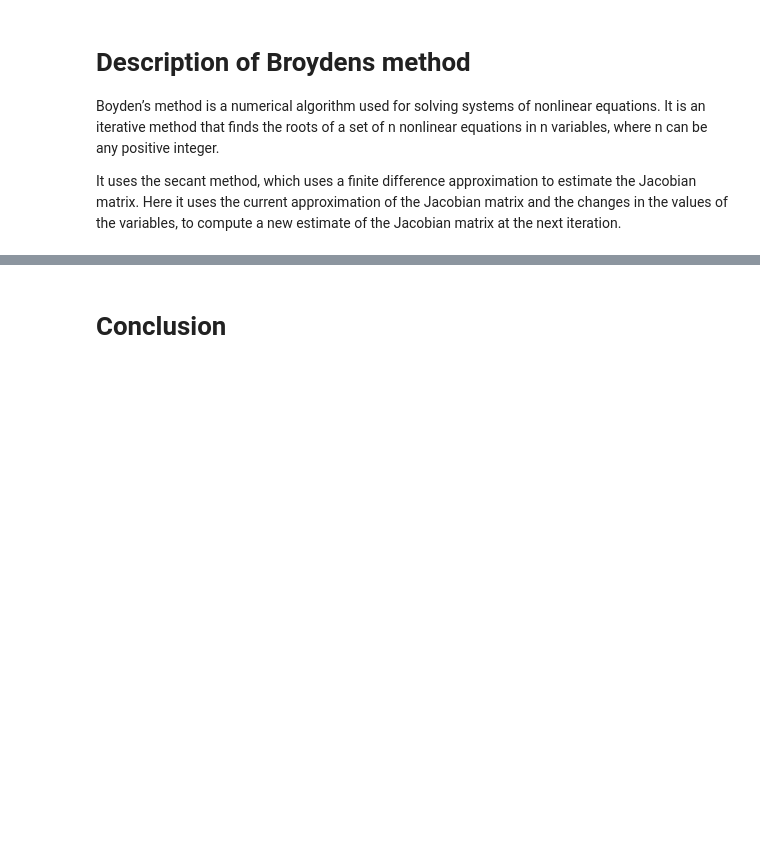
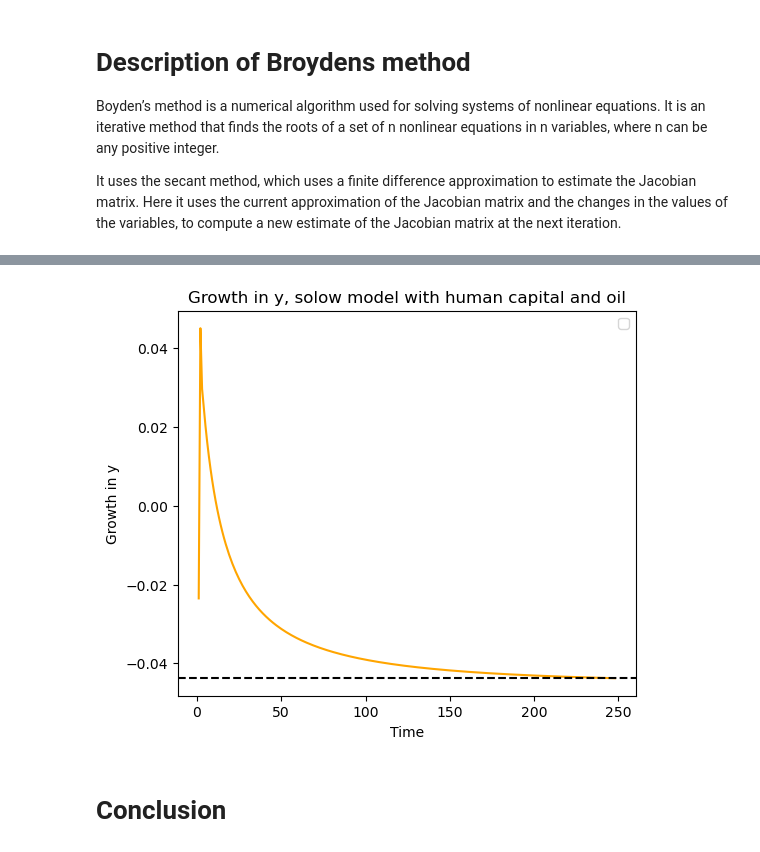
Before and after one commit to NumEconCopenhagen/projects-2023-pied-piper, a Jupyter notebook: modelproject/modelproject.ipynb, the cells around one changed output, grey strips where cells are left out. Drawn from its saved outputs; the diff is of its cells as text; code cells hidden in the pictures; blank space fills up the shorter version.

```diff
--- a/modelproject/modelproject.ipynb
+++ b/modelproject/modelproject.ipynb
@@ -168,18 +307,0 @@ Transition equations
-# %%
-# first we generate k-tilde and h-tilde
-k_tilde_ar = np.zeros(T+1)
-h_tilde_ar = np.zeros(T+1)
-
-for i in range(T):
-    k_tilde = k_capital[i]/(a_tech[i]*l_workers[i])
-    h_tilde = h_capital[i]/(a_tech[i]*l_workers[i])
-
-    k_tilde_ar[i+1] = 1/((1+n)*(1+g)) * (sK * k_tilde**alpha * h_tilde**phi + (1-delta) * k_tilde)
-    h_tilde_ar[i+1] = 1/((1+n)*(1+g)) * (sH * k_tilde**alpha * h_tilde**phi + (1-delta) * h_tilde)
-
-fig, ax = plt.subplots()
-ax.plot(t, k_tilde_ar, label='Capital stock')
-ax.plot(t, h_tilde_ar, label='Human capital stock')
-ax.set_xlabel('Time')
-ax.legend()
-plt.show()
@@ -292,0 +310,65 @@ Try to make an extension of the model.
+# %%
+# Setting values for additional parameters
+alpha_vE = 0.25
+phi_vE = 0.25
+beta_vE = 0.25
+epsilon_vE = 0.25
+delta_v = 0.06
+g_v = 0.02
+n_v = 0.01
+sK_v = 0.1
+sH_v = 0.1
+sR_v = 0.1
+
+# We define our initial values
+k0 = 1
+h0 = 1
+a0 = 1
+l0 = 1
+t0 = 0
+r0 = 100
+T = 250
+
+# Create arrays for storing the values produced by the model
+k_capital = np.zeros(T+1)
+h_capital = np.zeros(T+1)
+y_output = np.zeros(T+1)
+l_workers = np.zeros(T+1)
+a_tech = np.zeros(T+1)
+e_extraction = np.zeros(T+1)
+y_growth_vE = np.zeros(T+1)
+r_oil = np.zeros(T+1)
+t = np.arange(T)
+
+# Storing initial values in our arrays
+k_capital[0] = k0
+h_capital[0] = h0
+a_tech[0] = a0
+l_workers[0] = l0
+r_oil[0] = r0
+y_growth_vE = []
+
+# Setting for loop that simulates the model
+for i in range(T):
+    e_extraction[i+1] = sR_v*r_oil[i] # Amount of oil extracted
+    r_oil[i+1] = r_oil[i] - e_extraction[i] # Oil remaining for next period
+    y_output[i+1] = k_capital[i]**alpha_vE * h_capital[i]**phi_vE * (a_tech[i]*l_workers[i])**beta_vE *e_extraction[i]**epsilon_vE # Output next period
+    l_workers[i+1] = (1+n_v) * l_workers[i] # Workers next periode
+    a_tech[i+1] = (1+g_v) * a_tech[i] # Technology next period
+    k_capital[i+1] = sK_v * y_output[i] + (1-delta_v) * k_capital[i] # Physical capital next period
+    h_capital[i+1] = sH_v * y_output[i] + (1-delta_v) * h_capital[i] # Human capital next period
+    y_growth_vE.append(np.log(y_output[i+1])-np.log(y_output[i])) # Growth in output appended to list
+
+
+# Plotting the simulation
+fig = plt.figure(figsize=(13,5))
+ax = fig.add_subplot(1,2,1)
+ax.plot(y_growth_vE[1:], color="orange")
+plt.axhline(y_growth_vE[249],xmax=1, color="black", linestyle="--")
+ax.set_ylabel('Growth in y')
+ax.set_xlabel('Time')
+ax.set_title('Growth in y, solow model with human capital and oil')
+ax.legend()
+
+plt.show()
+# %% [output]
@@ -293,3 +376,4 @@ Try to make an extension of the model.
+[figure, added]
 # %% [markdown]
 # Conclusion
 # %% [markdown]
```
Also changed, not shown: parts of 29 cells of this notebook.
